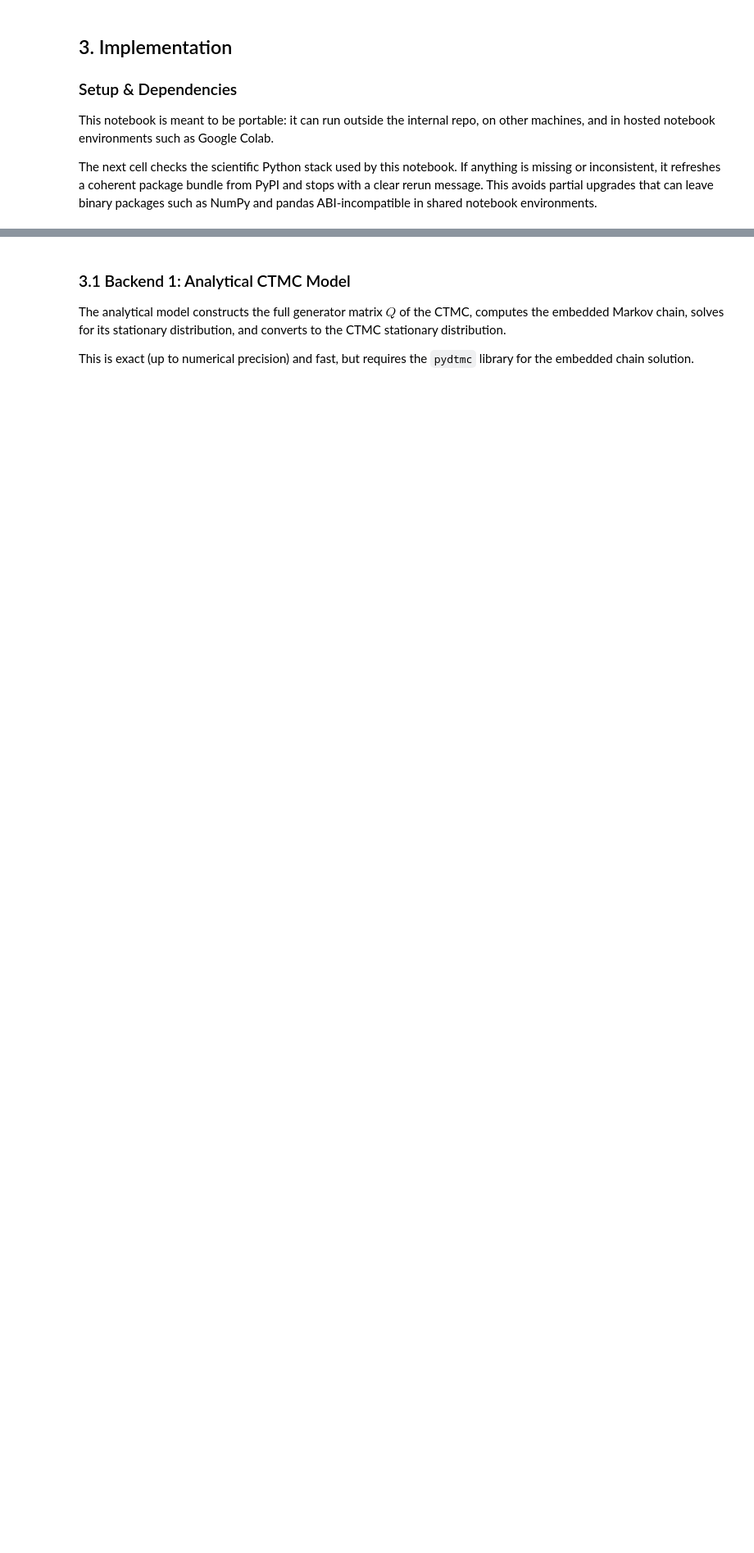
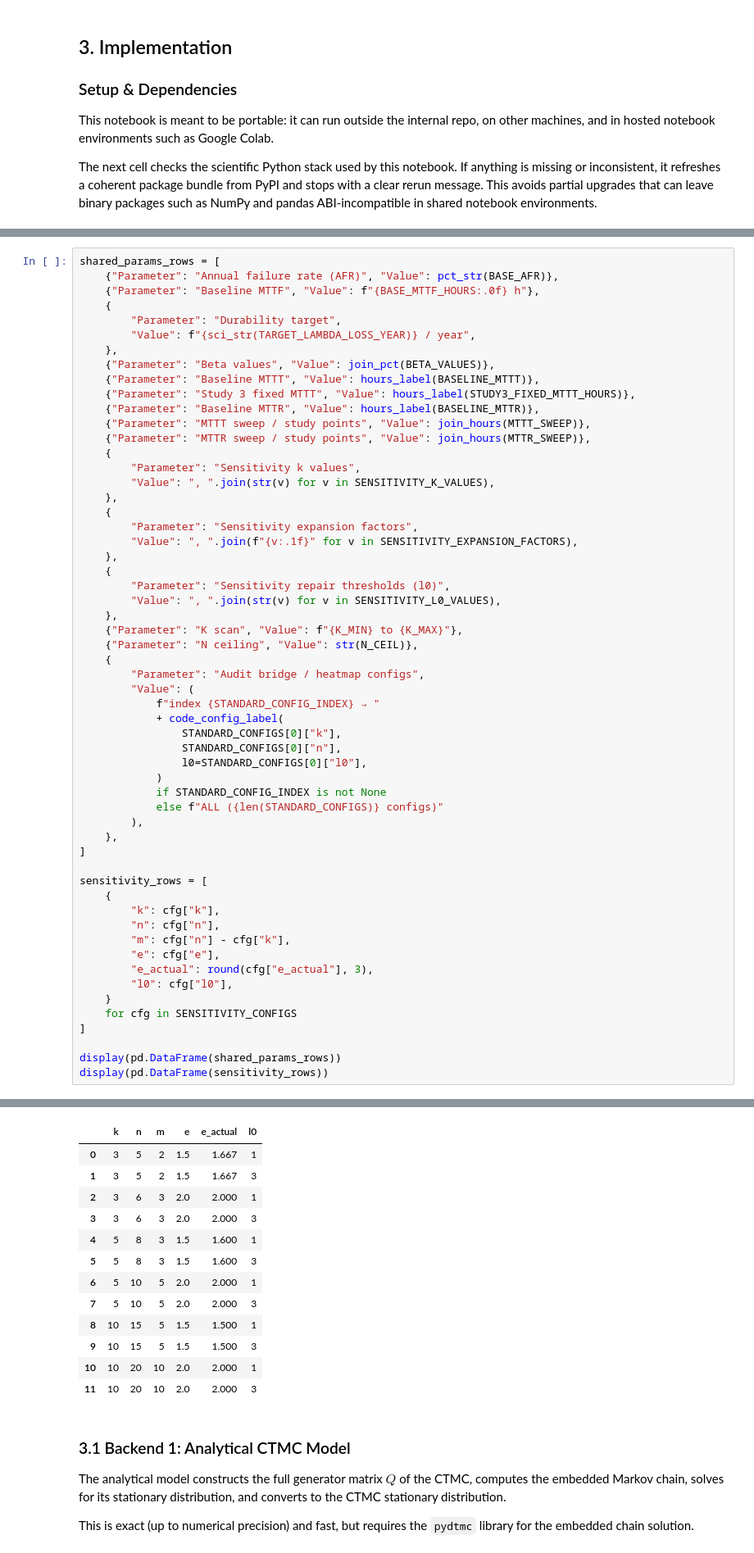
Before and after one commit to durability-labs/archivist-research, a Jupyter notebook: reliability analysis/archivist_reliability_analysis.ipynb, the cells around one changed output, grey strips where cells are left out. Shown at 82% size. Drawn from its saved outputs; the diff is of its cells as text; blank space fills up the shorter version.

```diff
--- a/reliability analysis/archivist_reliability_analysis.ipynb
+++ b/reliability analysis/archivist_reliability_analysis.ipynb
@@ -432,0 +659,58 @@ Environment ready.
+# %%
+shared_params_rows = [
+    {"Parameter": "Annual failure rate (AFR)", "Value": pct_str(BASE_AFR)},
+    {"Parameter": "Baseline MTTF", "Value": f"{BASE_MTTF_HOURS:.0f} h"},
+    {
+        "Parameter": "Durability target",
+        "Value": f"{sci_str(TARGET_LAMBDA_LOSS_YEAR)} / year",
+    },
+    {"Parameter": "Beta values", "Value": join_pct(BETA_VALUES)},
+    {"Parameter": "Baseline MTTT", "Value": hours_label(BASELINE_MTTT)},
+    {"Parameter": "Study 3 fixed MTTT", "Value": hours_label(STUDY3_FIXED_MTTT_HOURS)},
+    {"Parameter": "Baseline MTTR", "Value": hours_label(BASELINE_MTTR)},
+    {"Parameter": "MTTT sweep / study points", "Value": join_hours(MTTT_SWEEP)},
+    {"Parameter": "MTTR sweep / study points", "Value": join_hours(MTTR_SWEEP)},
+    {
+        "Parameter": "Sensitivity k values",
+        "Value": ", ".join(str(v) for v in SENSITIVITY_K_VALUES),
+    },
+    {
+        "Parameter": "Sensitivity expansion factors",
+        "Value": ", ".join(f"{v:.1f}" for v in SENSITIVITY_EXPANSION_FACTORS),
+    },
+    {
+        "Parameter": "Sensitivity repair thresholds (l0)",
+        "Value": ", ".join(str(v) for v in SENSITIVITY_L0_VALUES),
+    },
+    {"Parameter": "K scan", "Value": f"{K_MIN} to {K_MAX}"},
+    {"Parameter": "N ceiling", "Value": str(N_CEIL)},
+    {
+        "Parameter": "Audit bridge / heatmap configs",
+        "Value": (
+            f"index {STANDARD_CONFIG_INDEX} → "
+            + code_config_label(
+                STANDARD_CONFIGS[0]["k"],
+                STANDARD_CONFIGS[0]["n"],
+                l0=STANDARD_CONFIGS[0]["l0"],
+            )
+            if STANDARD_CONFIG_INDEX is not None
+            else f"ALL ({len(STANDARD_CONFIGS)} configs)"
+        ),
+    },
+]
+
+sensitivity_rows = [
+    {
+        "k": cfg["k"],
+        "n": cfg["n"],
+        "m": cfg["n"] - cfg["k"],
+        "e": cfg["e"],
+        "e_actual": round(cfg["e_actual"], 3),
+        "l0": cfg["l0"],
+    }
+    for cfg in SENSITIVITY_CONFIGS
+]
+
+display(pd.DataFrame(shared_params_rows))
+display(pd.DataFrame(sensitivity_rows))
+# %% [output]
@@ -433,3 +733,16 @@ Environment ready.
+|  | k | n | m | e | e_actual | l0 |
+| 0 | 3 | 5 | 2 | 1.5 | 1.667 | 1 |
+| 1 | 3 | 5 | 2 | 1.5 | 1.667 | 3 |
+| 2 | 3 | 6 | 3 | 2.0 | 2.000 | 1 |
+| 3 | 3 | 6 | 3 | 2.0 | 2.000 | 3 |
+| 4 | 5 | 8 | 3 | 1.5 | 1.600 | 1 |
+| 5 | 5 | 8 | 3 | 1.5 | 1.600 | 3 |
+| 6 | 5 | 10 | 5 | 2.0 | 2.000 | 1 |
+| 7 | 5 | 10 | 5 | 2.0 | 2.000 | 3 |
+| 8 | 10 | 15 | 5 | 1.5 | 1.500 | 1 |
+| 9 | 10 | 15 | 5 | 1.5 | 1.500 | 3 |
+| 10 | 10 | 20 | 10 | 2.0 | 2.000 | 1 |
+| 11 | 10 | 20 | 10 | 2.0 | 2.000 | 3 |
 # %% [markdown]
 ### 3.1 Backend 1: Analytical CTMC Model
 
```
Also changed, not shown: parts of 28 cells of this notebook, 4 other files.
